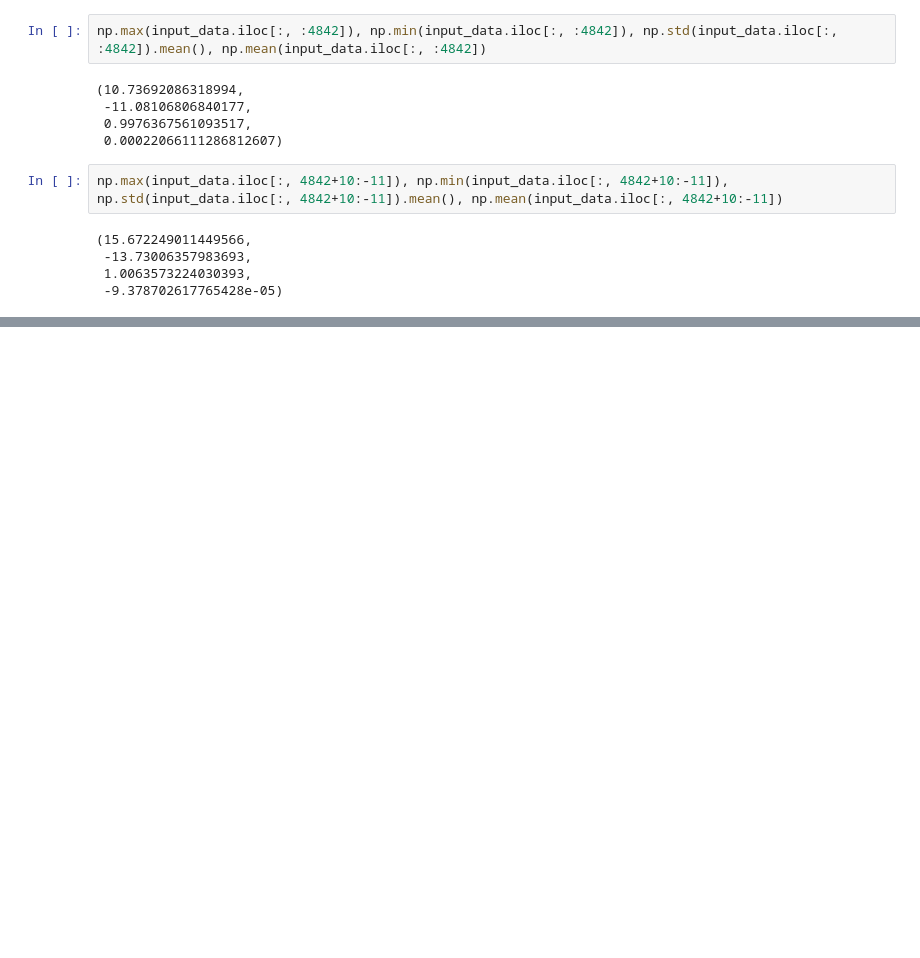
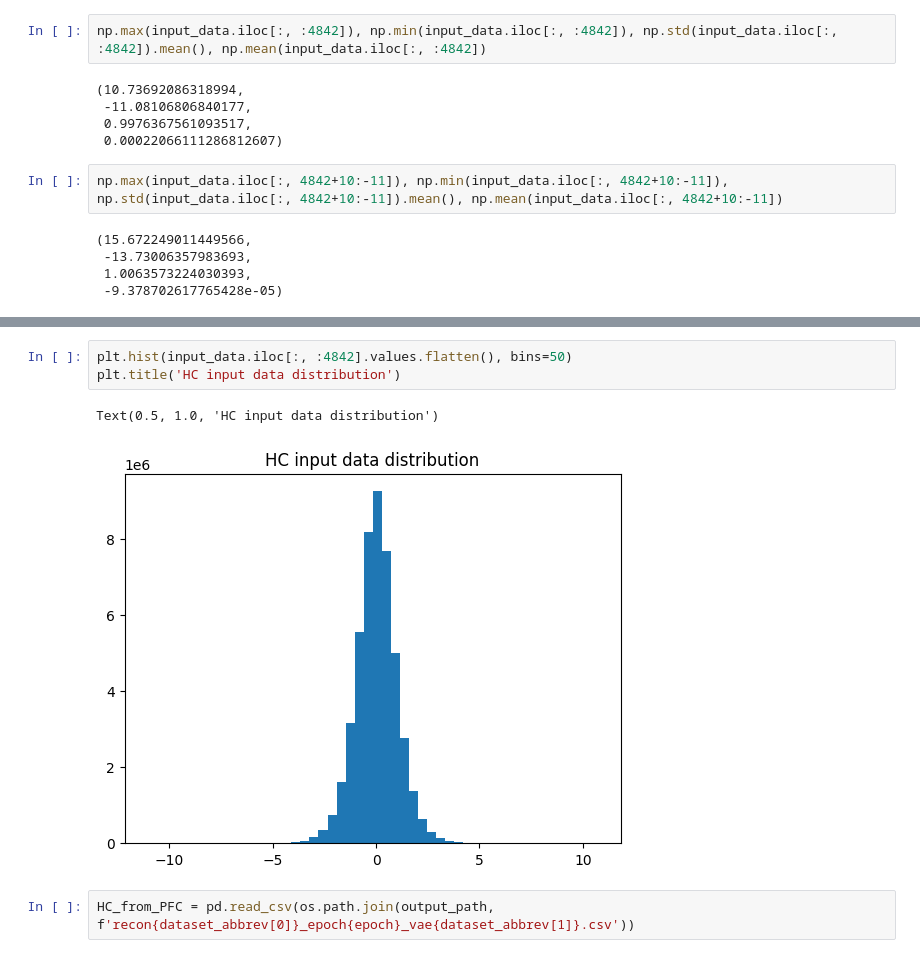
Before and after one commit to draeloslab/mm-vae, a Jupyter notebook: examine_reconstructions.ipynb, the cells around one changed output, grey strips where cells are left out. Saved outputs shown, nothing was run; the diff lists cells and outputs as text; blank space fills up the shorter version.

```diff
--- a/examine_reconstructions.ipynb
+++ b/examine_reconstructions.ipynb
@@ -127,0 +118,8 @@ np.max(PFC_from_PFC.iloc[:, :4842]), np.min(PFC_from_PFC.iloc[:, :4842]), np.std
+# %%
+plt.hist(input_data.iloc[:, :4842].values.flatten(), bins=50)
+plt.title('HC input data distribution')
+# %% [output]
+Text(0.5, 1.0, 'HC input data distribution')
+[figure, added]
+# %%
+HC_from_PFC = pd.read_csv(os.path.join(output_path, f'recon{dataset_abbrev[0]}_epoch{epoch}_vae{dataset_abbrev[1]}.csv'))
```
Also changed, not shown: parts of 36 cells of this notebook, 21 other files.
